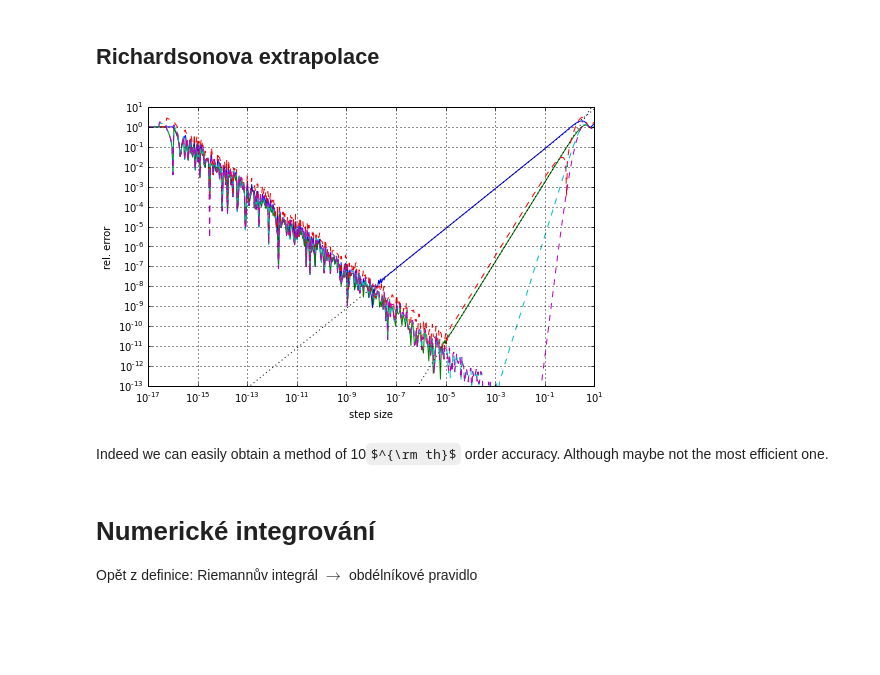
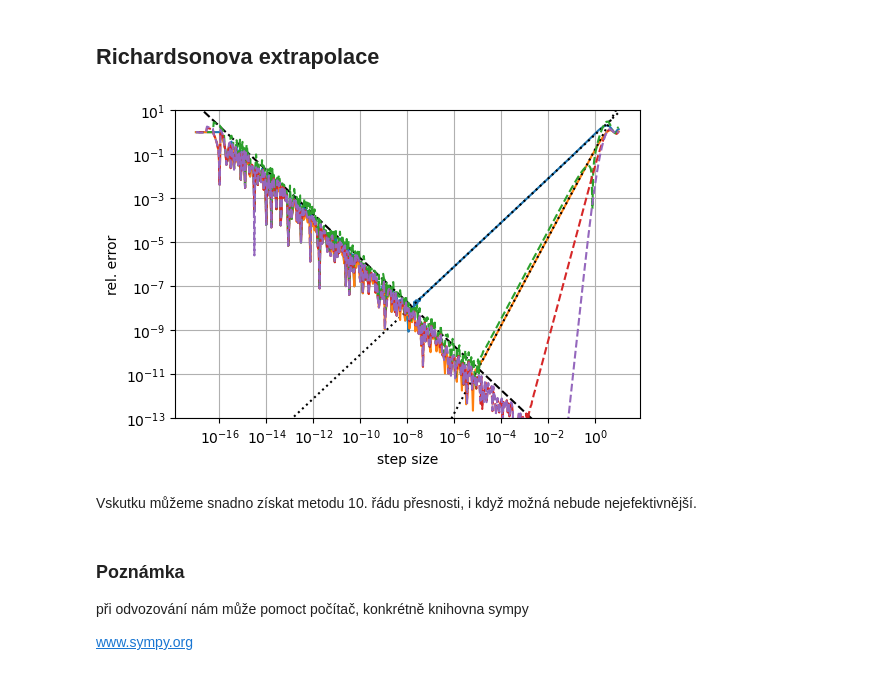
Before and after one commit to rouckas/NEVF138, a Jupyter notebook: 010 Differentiation.ipynb, the cells around one changed output. Saved outputs shown, nothing was run; the diff lists cells and outputs as text; code cells hidden in the pictures; some formulas as TeX source; blank space fills up the shorter version.

```diff
--- a/010 Differentiation.ipynb
+++ b/010 Differentiation.ipynb
@@ -67,5 +39,11 @@ def dfdx3(x): return -N.cos(x)
 x0 = 1.0
 dx = N.logspace(-17, 1, 500)
+# %%
+def format_plot(show=True):
+    from matplotlib.ticker import LogLocator
+    P.gca().xaxis.set_major_locator(LogLocator(base=100., numticks=20))
+    if show:
+        P.show()
 # %% [markdown]
 ## Chyba dopředných diferencí
 # %%
@@ -115,21 +106,26 @@ P.loglog(dx, err,":k")
 # %% [markdown]
 ## Richardsonova extrapolace
 # %%
-# try to apply the Richardson extrapolation to both methods once, and finally try to subtract first
-# 4 terms of the asymptotic error expansion
+# zkusme aplikovat Richardsonovu extrapolaci na obě metody, a poté zkusme odečíst
+# první čtyři členy asymptotického chybového rozvoje
 def richardson(f, x0, dx, p):
     if len(p) > 1:
         return (2**p[0]*richardson(f, x0, dx, p[1:]) -\
                 richardson(f, x0, 2*dx, p[1:]))/(2**p[0]-1)
     return (2**p[0]*operator(f, x0, dx) - operator(f, x0, 2*dx))/(2**p[0]-1)
 
 for operator, p1 in [(diff_FD, [1]), (diff_CD, [2]), (diff_CD, [2, 4, 6, 8])]:
     rel_err = N.abs((richardson(f, x0, dx, p1) - dfdx(x0))/dfdx(x0))
     P.loglog(dx, rel_err,"--")
+
+format_plot()
 # %% [output]
-[figure, old version]
+[figure, new version]
-# %% [markdown]
-Indeed we can easily obtain a method of 10$^{\rm th}$ order accuracy. Although maybe not the most efficient one.
-# %% [markdown]
-# Numerické integrování
-Opět z definice: Riemannův integrál $\to$ obdélníkové pravidlo
+# %% [markdown]
+Vskutku můžeme snadno získat metodu 10. řádu přesnosti, i když možná nebude nejefektivnější.
+# %% [markdown]
+### Poznámka
+
+při odvozování nám může pomoct počítač, konkrétně knihovna sympy
+
+www.sympy.org
```
Also changed, not shown: parts of 43 cells of this notebook, 1 other file.
